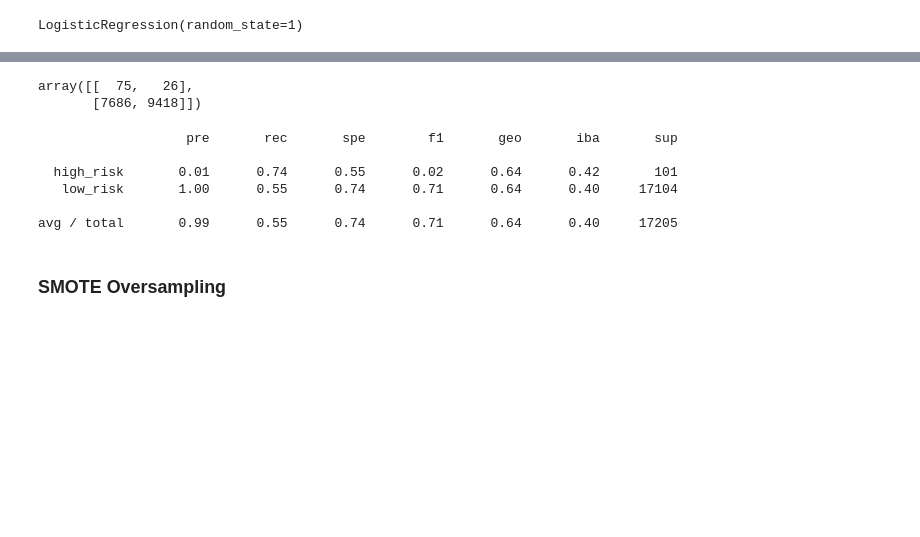
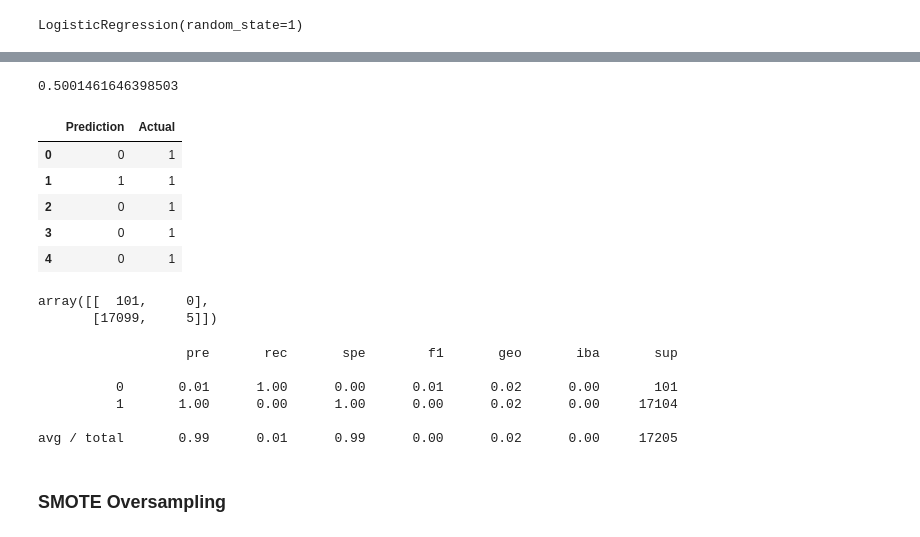
Before and after one commit to Ryan-Andrade/Credit_Risk_Analysis, a Jupyter notebook: credit_risk_resampling.ipynb, the cells around one changed output, grey strips where cells are left out. Drawn from its saved outputs; the diff is of its cells as text; code cells hidden in the pictures; blank space fills up the shorter version.

```diff
--- a/credit_risk_resampling.ipynb
+++ b/credit_risk_resampling.ipynb
@@ -110,0 +140,7 @@ from sklearn.model_selection import train_test_split
+# %%
+from sklearn.preprocessing import StandardScaler
+scaler = StandardScaler()
+X_scaler = scaler.fit(X_train)
+X_train_scaled = X_scaler.transform(X_train)
+X_test_scaled = X_scaler.transform(X_test)
+X_test_scaled
@@ -129,0 +175,6 @@ Counter({'loan_status': 1})
+# %%
+# Resample the training data with the RandomOversampler
+from imblearn.over_sampling import RandomOverSampler
+ros = RandomOverSampler(random_state=1)
+X_resampled, y_resampled = ros.fit_resample(X_train_scaled, y_train)
+Counter(y_resampled)
@@ -130,5 +183,7 @@ Counter({'loan_status': 1})
 # %%
 # Train the Logistic Regression model using the resampled data
-# YOUR CODE HERE
+from sklearn.linear_model import LogisticRegression
+model = LogisticRegression(solver='lbfgs', random_state=1)
+model.fit(X_resampled, y_resampled)
 # %% [output]
 LogisticRegression(random_state=1)
@@ -140,18 +190,38 @@ LogisticRegression(random_state=1)
+# %%
+# Calculated the balanced accuracy score
+from sklearn.metrics import balanced_accuracy_score
+y_pred = model.predict(X_test)
+balanced_accuracy_score(y_test, y_pred)
+# %% [output]
+0.5001461646398503
+# %%
+# Print Results
+results = pd.DataFrame({"Prediction": y_pred, "Actual": y_test})
+results.head(5)
+# %% [output]
+|  | Prediction | Actual |
+| 0 | 0 | 1 |
+| 1 | 1 | 1 |
+| 2 | 0 | 1 |
+| 3 | 0 | 1 |
+| 4 | 0 | 1 |
 # %%
 # Display the confusion matrix
-# YOUR CODE HERE
+from sklearn.metrics import confusion_matrix
+confusion_matrix(y_test, y_pred)
 # %% [output]
-array([[  75,   26],
-       [7686, 9418]])
+array([[  101,     0],
+       [17099,     5]])
 # %%
 # Print the imbalanced classification report
-# YOUR CODE HERE
+from imblearn.metrics import classification_report_imbalanced
+print(classification_report_imbalanced(y_test, y_pred))
 # %% [output]
                    pre       rec       spe        f1       geo       iba       sup
 
-  high_risk       0.01      0.74      0.55      0.02      0.64      0.42       101
-   low_risk       1.00      0.55      0.74      0.71      0.64      0.40     17104
+          0       0.01      1.00      0.00      0.01      0.02      0.00       101
+          1       1.00      0.00      1.00      0.00      0.02      0.00     17104
 
-avg / total       0.99      0.55      0.74      0.71      0.64      0.40     17205
+avg / total       0.99      0.01      0.99      0.00      0.02      0.00     17205
 # %% [markdown]
 ### SMOTE Oversampling
```
Also changed, not shown: parts of 29 cells of this notebook, 1 other file.
